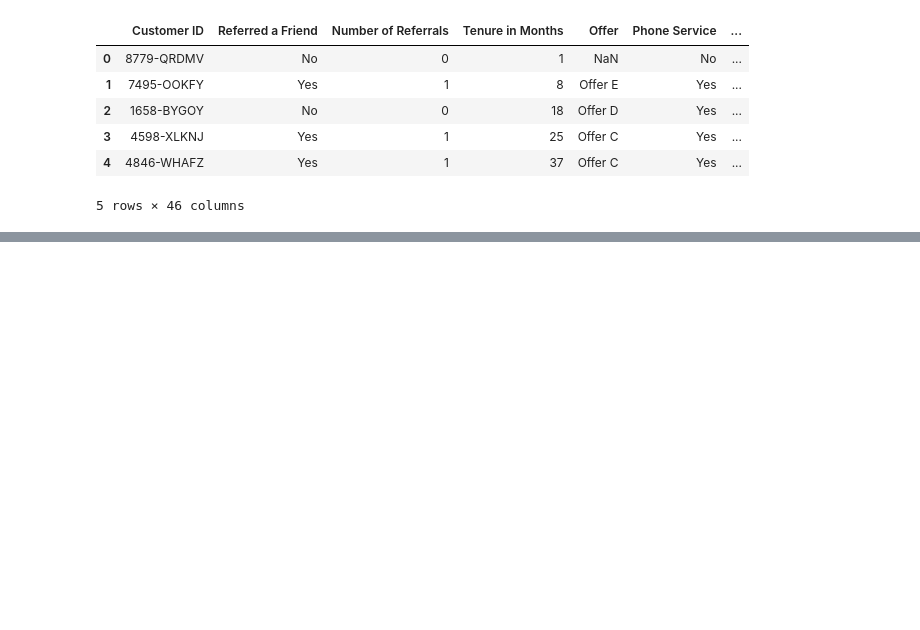
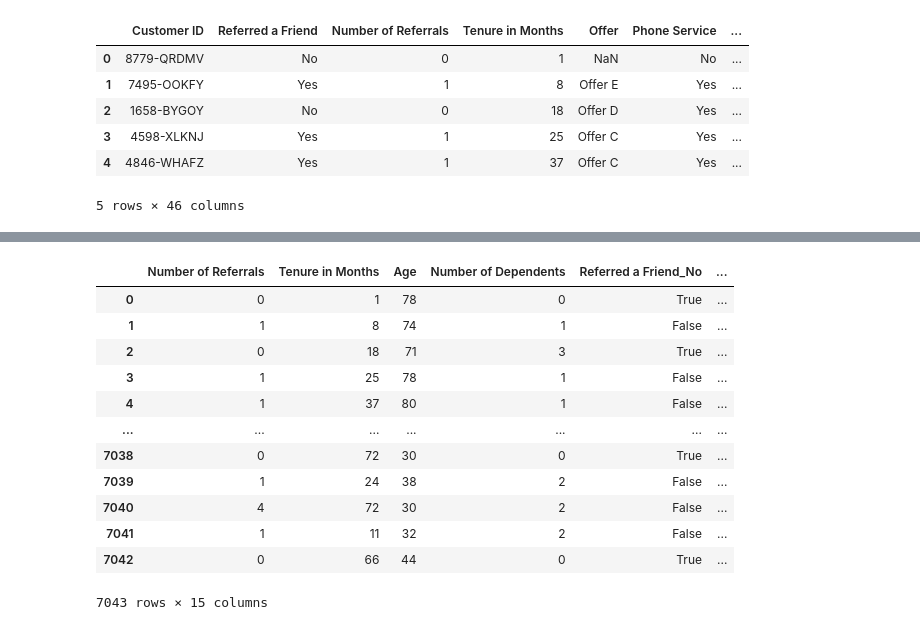
Before and after one commit to Raesu/pcmlai, a Jupyter notebook: Module 6/try-it_6.2_starter/tryit_6.2.ipynb, the cells around one changed output, grey strips where cells are left out. Drawn from its saved outputs; the diff is of its cells as text; code cells hidden in the pictures; blank space fills up the shorter version.

```diff
--- a/Module 6/try-it_6.2_starter/tryit_6.2.ipynb
+++ b/Module 6/try-it_6.2_starter/tryit_6.2.ipynb
@@ -28,6 +29,10 @@ df.head()
 | 3 | 4598-XLKNJ | Yes | 1 | 25 | Offer C | Yes | ... |
 | 4 | 4846-WHAFZ | Yes | 1 | 37 | Offer C | Yes | ... |
 5 rows × 46 columns
+# %%
+colsOfInterest = ['Referred a Friend','Number of Referrals','Tenure in Months',
+                  'Internet Service','Internet Type','Gender','Age','Married',
+                  'Number of Dependents']
 # %%
 df.info()
 # %% [output]
@@ -83,0 +72,2 @@ df.select_dtypes(include=['object']).head()
+# %%
+df2 = df[colsOfInterest]
@@ -83,0 +78,16 @@ df.select_dtypes(include=['object']).head()
+# %%
+features
+# %% [output]
+|  | Number of Referrals | Tenure in Months | Age | Number of Dependents | Referred a Friend_No | ... |
+| 0 | 0 | 1 | 78 | 0 | True | ... |
+| 1 | 1 | 8 | 74 | 1 | False | ... |
+| 2 | 0 | 18 | 71 | 3 | True | ... |
+| 3 | 1 | 25 | 78 | 1 | False | ... |
+| 4 | 1 | 37 | 80 | 1 | False | ... |
+| ... | ... | ... | ... | ... | ... | ... |
+| 7038 | 0 | 72 | 30 | 0 | True | ... |
+| 7039 | 1 | 24 | 38 | 2 | False | ... |
+| 7040 | 4 | 72 | 30 | 2 | False | ... |
+| 7041 | 1 | 11 | 32 | 2 | False | ... |
+| 7042 | 0 | 66 | 44 | 0 | True | ... |
+7043 rows × 15 columns
```
Also changed, not shown: parts of 22 cells of this notebook, 1 other file.
